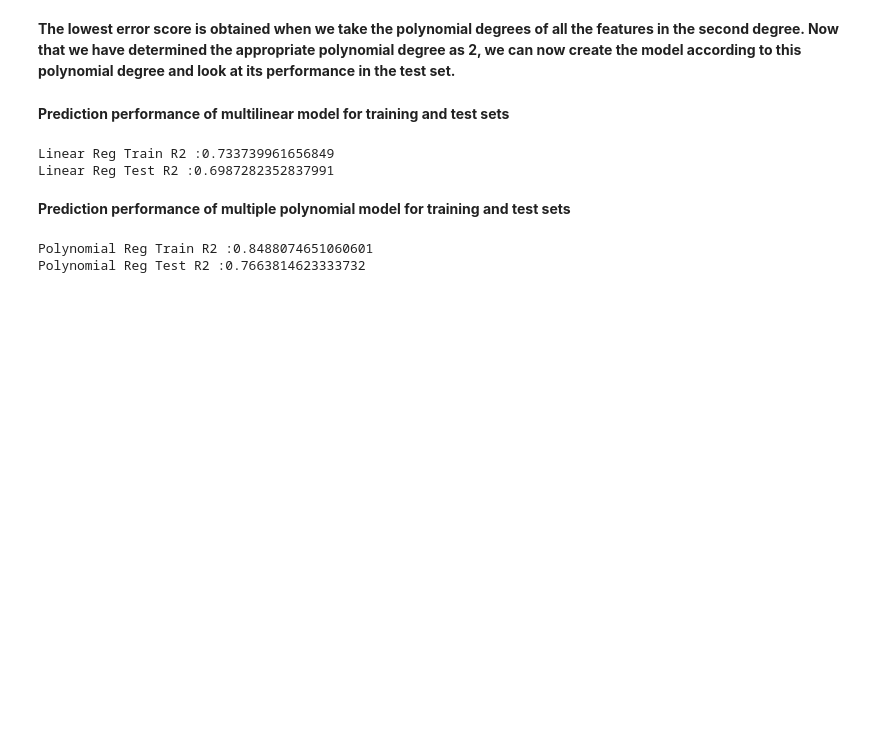
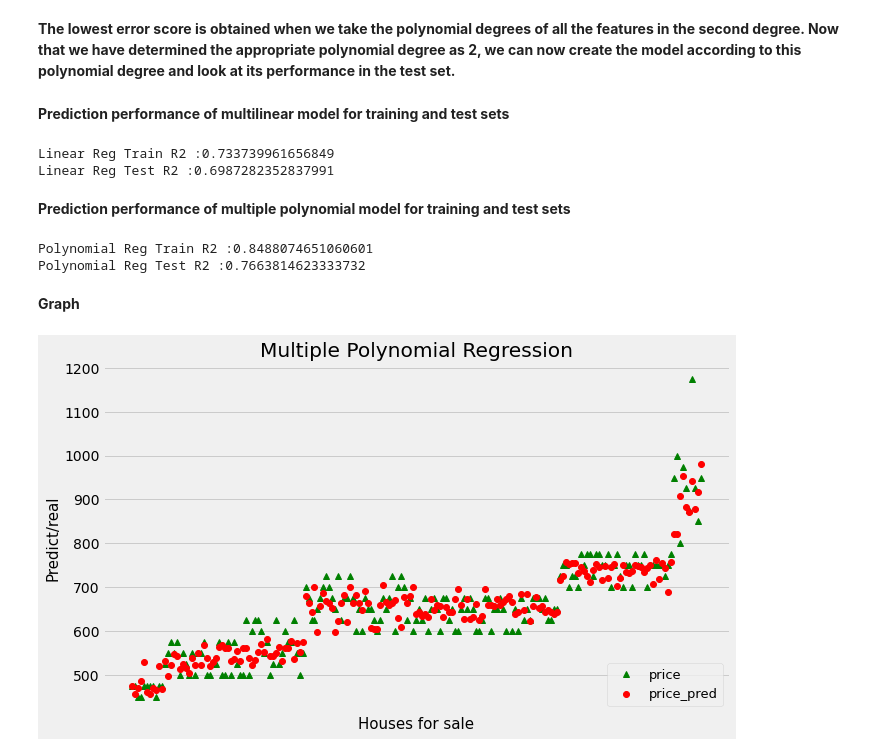
Before and after one commit to batuhanmtl/Machine-Learning, a Jupyter notebook: Supervised Learning/Multiple Polynomial Regression/MultiplePolynomialRegression.ipynb, the cells around one changed output. Cells and saved outputs as stored; diff of their text form; code cells hidden in the pictures; blank space fills up the shorter version.

Commit message:
Multiple Polynomial Regression

```diff
--- a/Supervised Learning/Multiple Polynomial Regression/MultiplePolynomialRegression.ipynb
+++ b/Supervised Learning/Multiple Polynomial Regression/MultiplePolynomialRegression.ipynb
@@ -108,3 +108,22 @@ print(f'Polynomial Reg Test R2 :{poly_reg.score(X_test_poly,y_test)}')
 # %% [output]
 Polynomial Reg Train R2 :0.8488074651060601
 Polynomial Reg Test R2 :0.7663814623333732
+# %%
+X_poly = poly_deg.transform(X)
+df['price_pred'] = poly_reg.predict(X_poly)
+# %% [markdown]
+<b>Graph
+# %%
+plt.figure(figsize=(10,6))
+plt.style.use('fivethirtyeight')
+plt.title('Multiple Polynomial Regression')
+plt.xticks(df['price'],df.index.values)
+plt.plot(df['price'],'g^',label='price')
+plt.xticks(df['price_pred'],df.index.values)
+plt.plot(df['price_pred'],'ro',label='price_pred')
+plt.xlabel('Houses for sale',fontsize=15)
+plt.ylabel('Predict/real',fontsize=15)
+plt.legend(fontsize=13,loc='lower right')
+plt.show()
+# %% [output]
+[figure, added]
```
